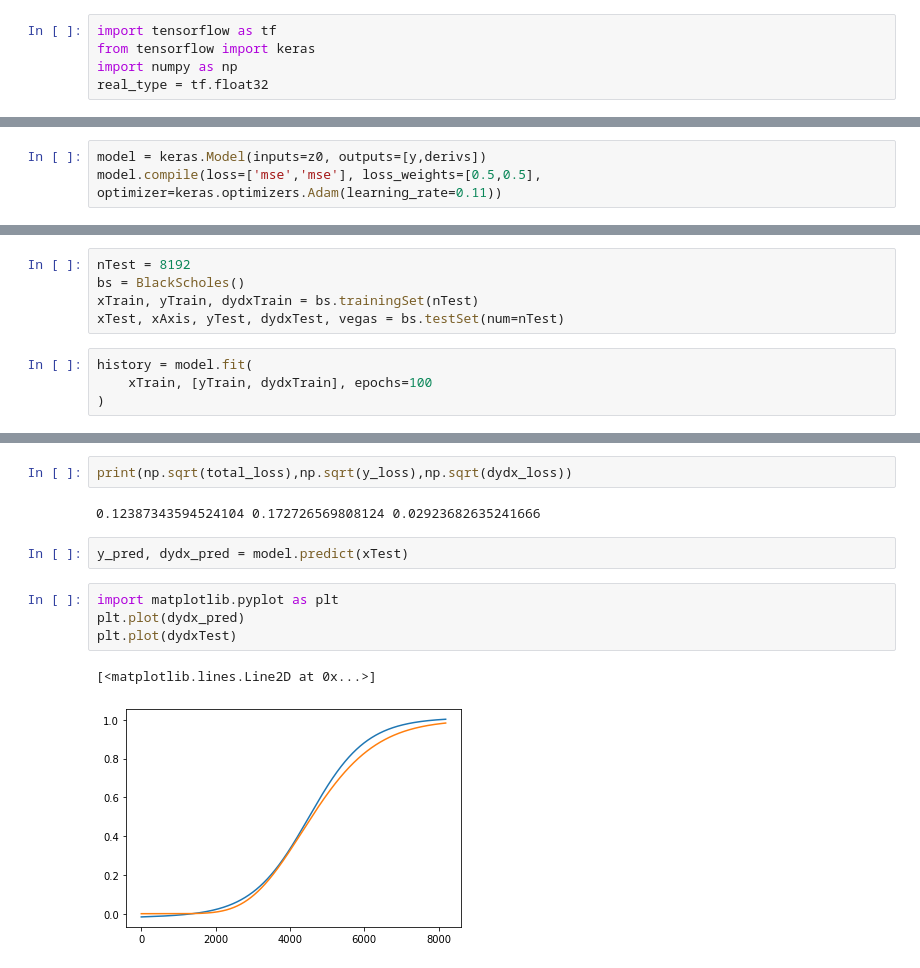
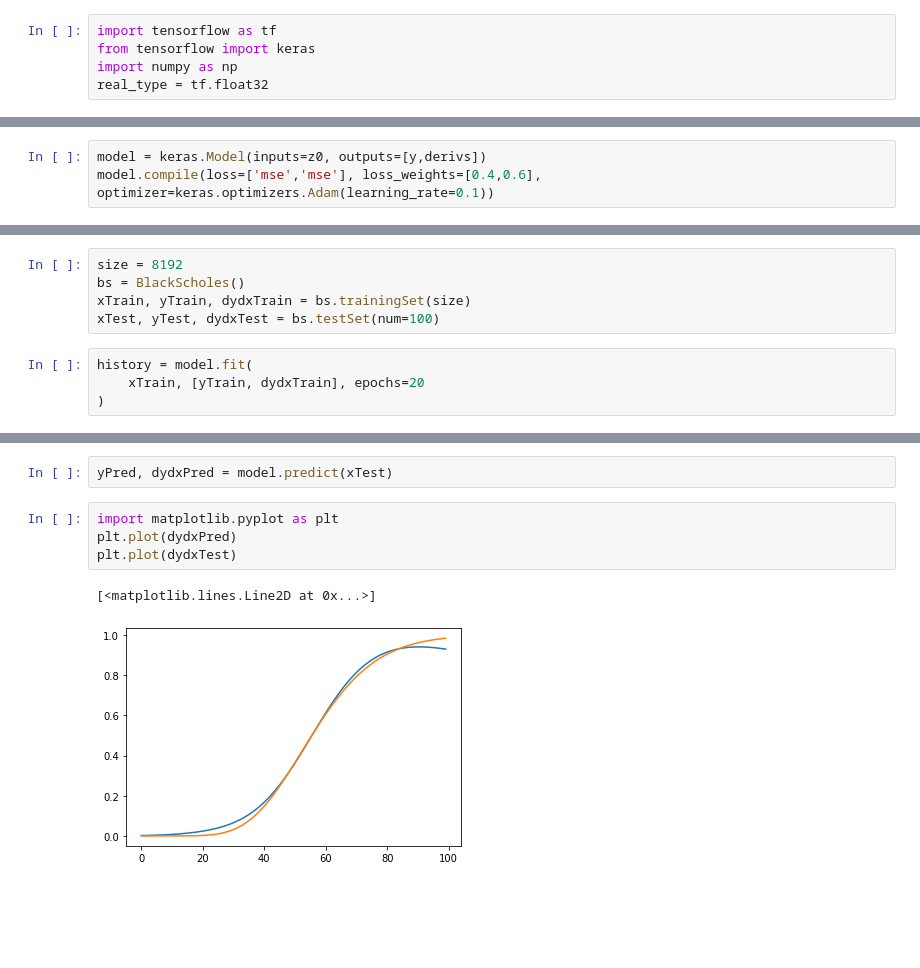
Before and after one commit to Zattera44/Speciale, a Jupyter notebook: deep_learning/diffDL_tf2.ipynb, the cells around one changed output, grey strips where cells are left out. Cells and saved outputs as stored; diff of their text form; blank space fills up the shorter version.

```diff
--- a/deep_learning/diffDL_tf2.ipynb
+++ b/deep_learning/diffDL_tf2.ipynb
@@ -66,3 +147,3 @@ derivs = derivs(inputs=[1,zbar1], output=True)
 # %%
 model = keras.Model(inputs=z0, outputs=[y,derivs])
-model.compile(loss=['mse','mse'], loss_weights=[0.5,0.5], optimizer=keras.optimizers.Adam(learning_rate=0.11))
+model.compile(loss=['mse','mse'], loss_weights=[0.4,0.6], optimizer=keras.optimizers.Adam(learning_rate=0.1))
@@ -146,10 +150,10 @@ class BlackScholes:
 # %%
-nTest = 8192
+size = 8192
 bs = BlackScholes()
-xTrain, yTrain, dydxTrain = bs.trainingSet(nTest)
-xTest, xAxis, yTest, dydxTest, vegas = bs.testSet(num=nTest)
+xTrain, yTrain, dydxTrain = bs.trainingSet(size)
+xTest, yTest, dydxTest = bs.testSet(num=100)
 # %%
 history = model.fit(
-    xTrain, [yTrain, dydxTrain], epochs=100
+    xTrain, [yTrain, dydxTrain], epochs=20
 )
 # %% [output]
@@ -179,13 +177,9 @@ total_loss, y_loss, dydx_loss = model.evaluate(
-# %%
-print(np.sqrt(total_loss),np.sqrt(y_loss),np.sqrt(dydx_loss))
-# %% [output]
-0.12387343594524104 0.172726569808124 0.02923682635241666
 # %%
-y_pred, dydx_pred = model.predict(xTest)
+yPred, dydxPred = model.predict(xTest)
 # %%
 import matplotlib.pyplot as plt
-plt.plot(dydx_pred)
+plt.plot(dydxPred)
 plt.plot(dydxTest)
 # %% [output]
 [<matplotlib.lines.Line2D at 0x...>]
-[figure, old version]
+[figure, new version]
```
Also changed, not shown: parts of 8 cells of this notebook.
